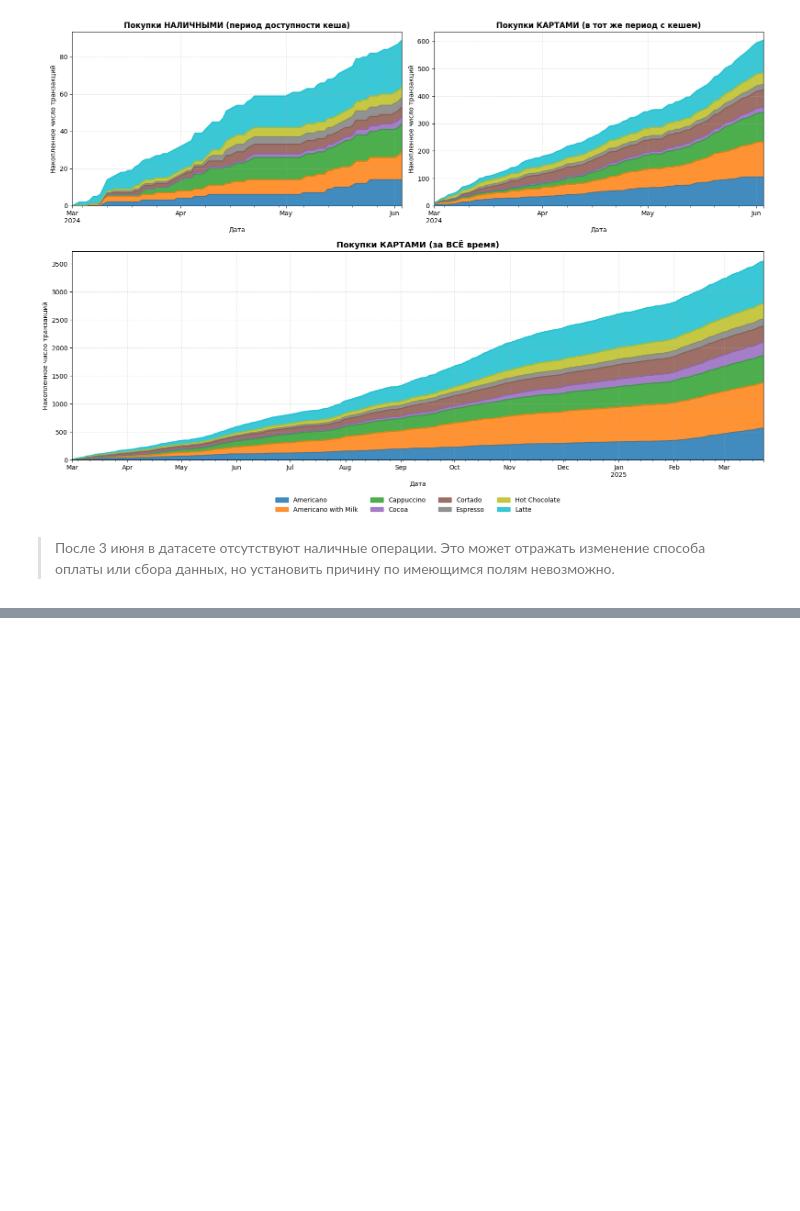
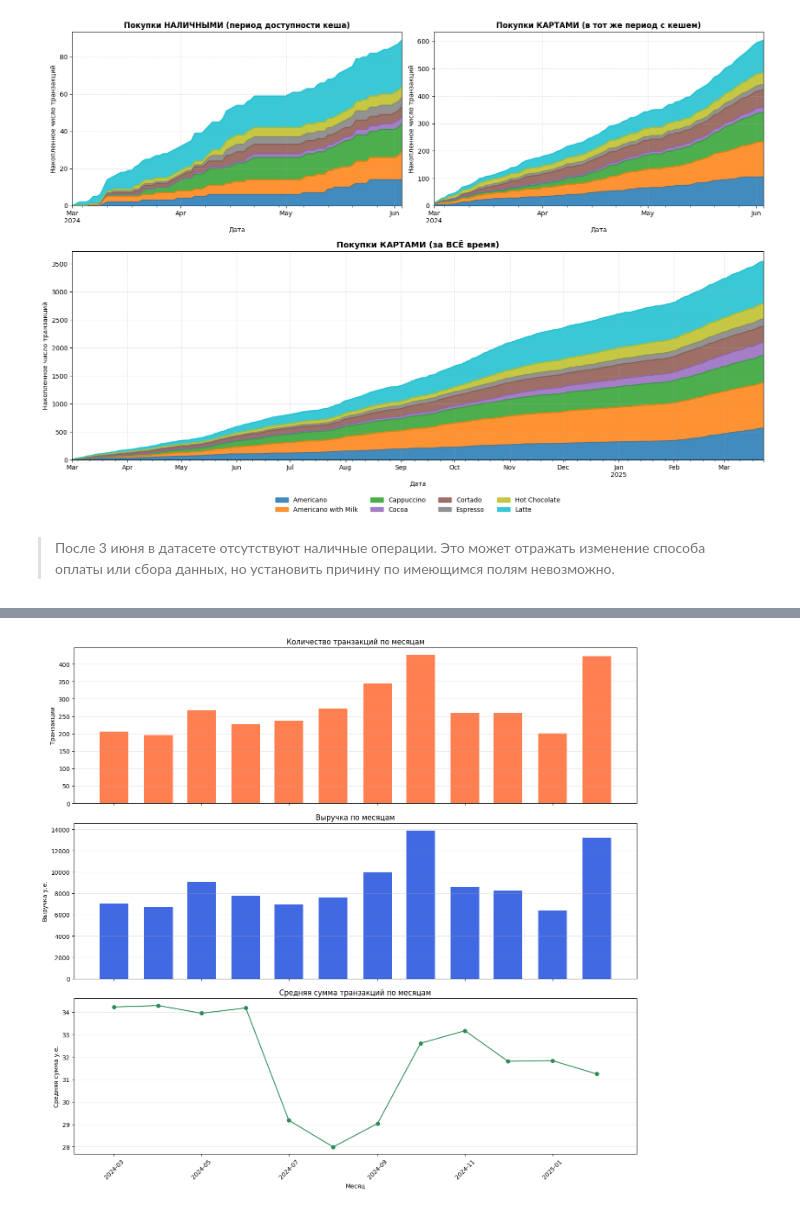
Before and after one commit to prodavec-svg/Coffee-sales-eda, a Jupyter notebook: notebooks/main.ipynb, the cells around one changed output, grey strips where cells are left out. Drawn from its saved outputs; the diff is of its cells as text; code cells hidden in the pictures; blank space fills up the shorter version.

```diff
--- a/notebooks/main.ipynb
+++ b/notebooks/main.ipynb
@@ -137,7 +200,6 @@ df.head()
 | 3 | 2024-03-01 | 2024-03-01 13:46:33.006 | card | ANON-0000-0000-0003 | 28.9 | Americano |
 | 4 | 2024-03-01 | 2024-03-01 13:48:14.626 | card | ANON-0000-0000-0004 | 38.7 | Latte |
 # %%
-df['date'] = pd.to_datetime(df['date'])
 start_date = df['date'].min()
 cash_end_date = df[df['cash_type'] == 'cash']['date'].max()
 
@@ -199,0 +264,3 @@ plt.show()
+# %%
+last_month_start = df['date'].max().to_period('M').start_time
+complete_months_df = df[df['date'] < last_month_start]
@@ -199,0 +269,14 @@ plt.show()
+# %%
+monthly_sales = (
+      complete_months_df
+      .set_index('date')
+      .resample('MS')
+      .agg(
+          transactions=('money', 'size'),
+          revenue=('money', 'sum'),
+          average_transaction=('money', 'mean')
+      )
+      .reset_index()
+)
+
+monthly_sales
@@ -199,0 +297,22 @@ plt.show()
+# %%
+fig,axes=plt.subplots(3,1,figsize=(14,13),sharex=True)
+
+axes[0].bar(monthly_sales['date'],monthly_sales['transactions'],width=20,color='coral')
+axes[0].set_title('Количество транзакций по месяцам')
+axes[0].set_ylabel('Транзакции')
+
+axes[1].bar(monthly_sales['date'],monthly_sales['revenue'],width=20,color='royalblue')
+axes[1].set_title('Выручка по месяцам')
+axes[1].set_ylabel('Выручка у.е.')
+
+axes[2].plot(monthly_sales['date'],monthly_sales['average_transaction'],marker='o',color='seagreen')
+axes[2].set_title('Средняя сумма транзакции по месяцам')
+axes[2].set_ylabel('Средняя сумма у.е.')
+axes[2].set_xlabel('Месяц')
+
+for ax in axes:
+    ax.grid(axis='y', alpha=0.3)
+plt.xticks(rotation=45)
+plt.tight_layout()
+# %% [output]
+[figure, added]
```
Also changed, not shown: parts of 22 cells of this notebook.
